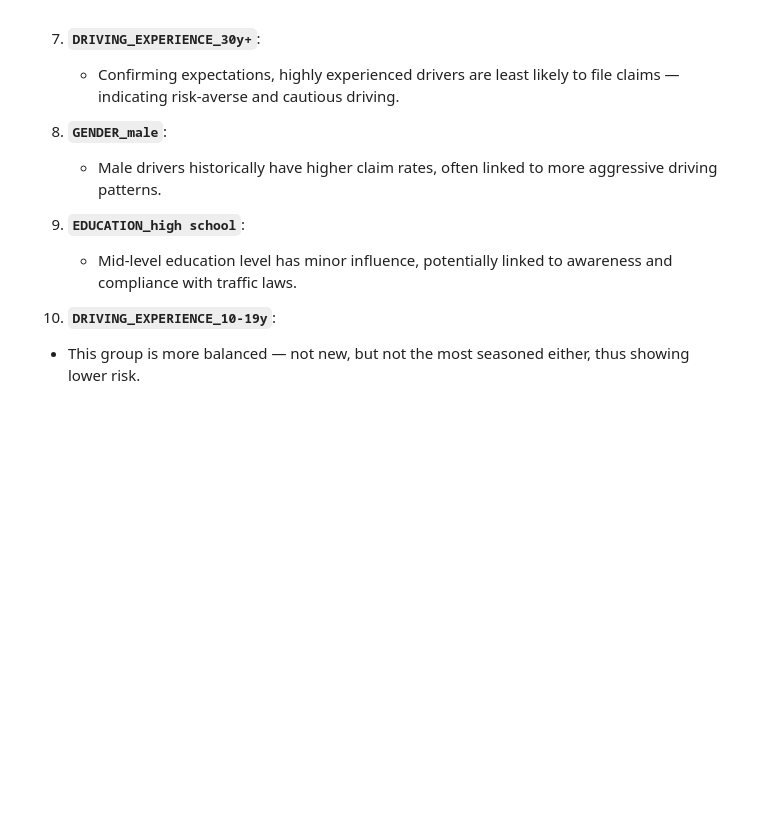
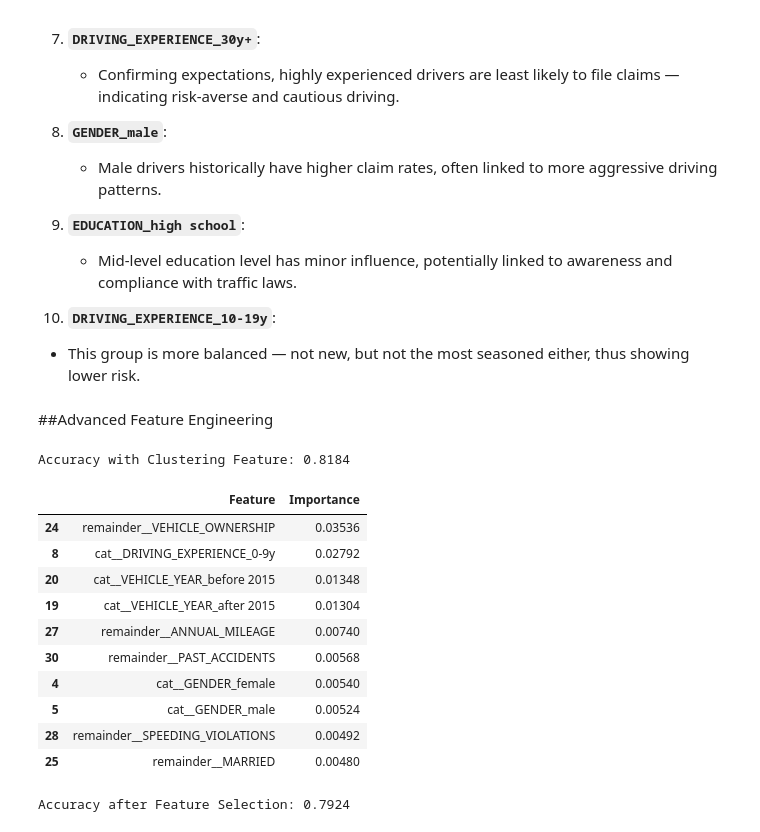
Before and after one commit to tamimisalah/Car-Insurance-Claim-Prediction, a Jupyter notebook: Car_Insurance_Colab_Ready.ipynb, the cells around one changed output. Saved outputs shown, nothing was run; the diff lists cells and outputs as text; code cells hidden in the pictures; blank space fills up the shorter version.

```diff
--- a/Car_Insurance_Colab_Ready.ipynb
+++ b/Car_Insurance_Colab_Ready.ipynb
@@ -192,3 +193,69 @@ The top 10 features identified through permutation importance align well with in
 
 10. **`DRIVING_EXPERIENCE_10-19y`**:
    - This group is more balanced — not new, but not the most seasoned either, thus showing lower risk.
+# %% [markdown]
+##Advanced Feature Engineering
+# %%
+from sklearn.decomposition import PCA
+from sklearn.cluster import KMeans
+from sklearn.feature_selection import SelectFromModel
+from sklearn.manifold import TSNE
+from sklearn.metrics import accuracy_score
+import plotly.express as px
+
+X_train_encoded = preprocessor.fit_transform(X_train)
+X_test_encoded = preprocessor.transform(X_test)
+
+scaler = StandardScaler()
+X_train_scaled = scaler.fit_transform(X_train_encoded)
+X_test_scaled = scaler.transform(X_test_encoded)
+
+# Clustering
+kmeans = KMeans(n_clusters=3, random_state=42)
+train_clusters = kmeans.fit_predict(X_train_scaled)
+test_clusters = kmeans.predict(X_test_scaled)
+
+X_train_clustered = np.hstack((X_train_encoded, train_clusters.reshape(-1, 1)))
+X_test_clustered = np.hstack((X_test_encoded, test_clusters.reshape(-1, 1)))
+# %%
+# Model on clustered data
+rf_cluster = RandomForestClassifier(random_state=42)
+rf_cluster.fit(X_train_clustered, y_train)
+y_pred_cluster = rf_cluster.predict(X_test_clustered)
+acc_cluster = accuracy_score(y_test, y_pred_cluster)
+print("Accuracy with Clustering Feature:", acc_cluster)
+
+# Permutation Importance
+perm_cluster = permutation_importance(rf_cluster, X_test_clustered, y_test, n_repeats=10, random_state=42)
+feature_names = list(preprocessor.get_feature_names_out()) + ['Cluster_Label']
+importance_cluster_df = pd.DataFrame({
+    'Feature': feature_names,
+    'Importance': perm_cluster.importances_mean
+}).sort_values(by='Importance', ascending=False).head(10)
+importance_cluster_df
+# %% [output]
+Accuracy with Clustering Feature: 0.8184
+|  | Feature | Importance |
+| 24 | remainder__VEHICLE_OWNERSHIP | 0.03536 |
+| 8 | cat__DRIVING_EXPERIENCE_0-9y | 0.02792 |
+| 20 | cat__VEHICLE_YEAR_before 2015 | 0.01348 |
+| 19 | cat__VEHICLE_YEAR_after 2015 | 0.01304 |
+| 27 | remainder__ANNUAL_MILEAGE | 0.00740 |
+| 30 | remainder__PAST_ACCIDENTS | 0.00568 |
+| 4 | cat__GENDER_female | 0.00540 |
+| 5 | cat__GENDER_male | 0.00524 |
+| 28 | remainder__SPEEDING_VIOLATIONS | 0.00492 |
+| 25 | remainder__MARRIED | 0.00480 |
+# %%
+selector = SelectFromModel(RandomForestClassifier(random_state=42))
+selector.fit(X_train_clustered, y_train)
+X_train_selected = selector.transform(X_train_clustered)
+X_test_selected = selector.transform(X_test_clustered)
+
+rf_selected = RandomForestClassifier(random_state=42)
+rf_selected.fit(X_train_selected, y_train)
+y_pred_selected = rf_selected.predict(X_test_selected)
+acc_selected = accuracy_score(y_test, y_pred_selected)
+print("Accuracy after Feature Selection:", acc_selected)
+# %% [output]
+Accuracy after Feature Selection: 0.7924
```
Also changed, not shown: parts of 3 cells of this notebook.
